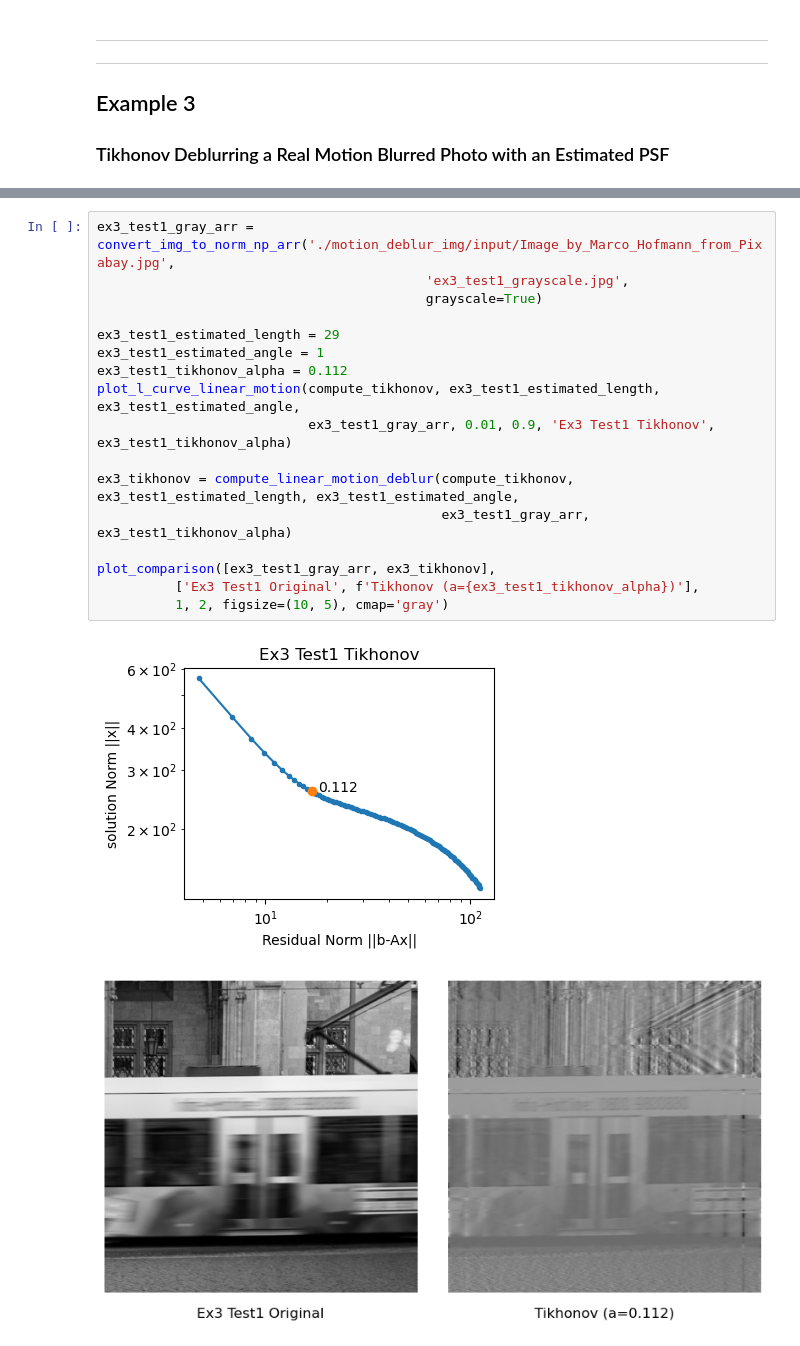
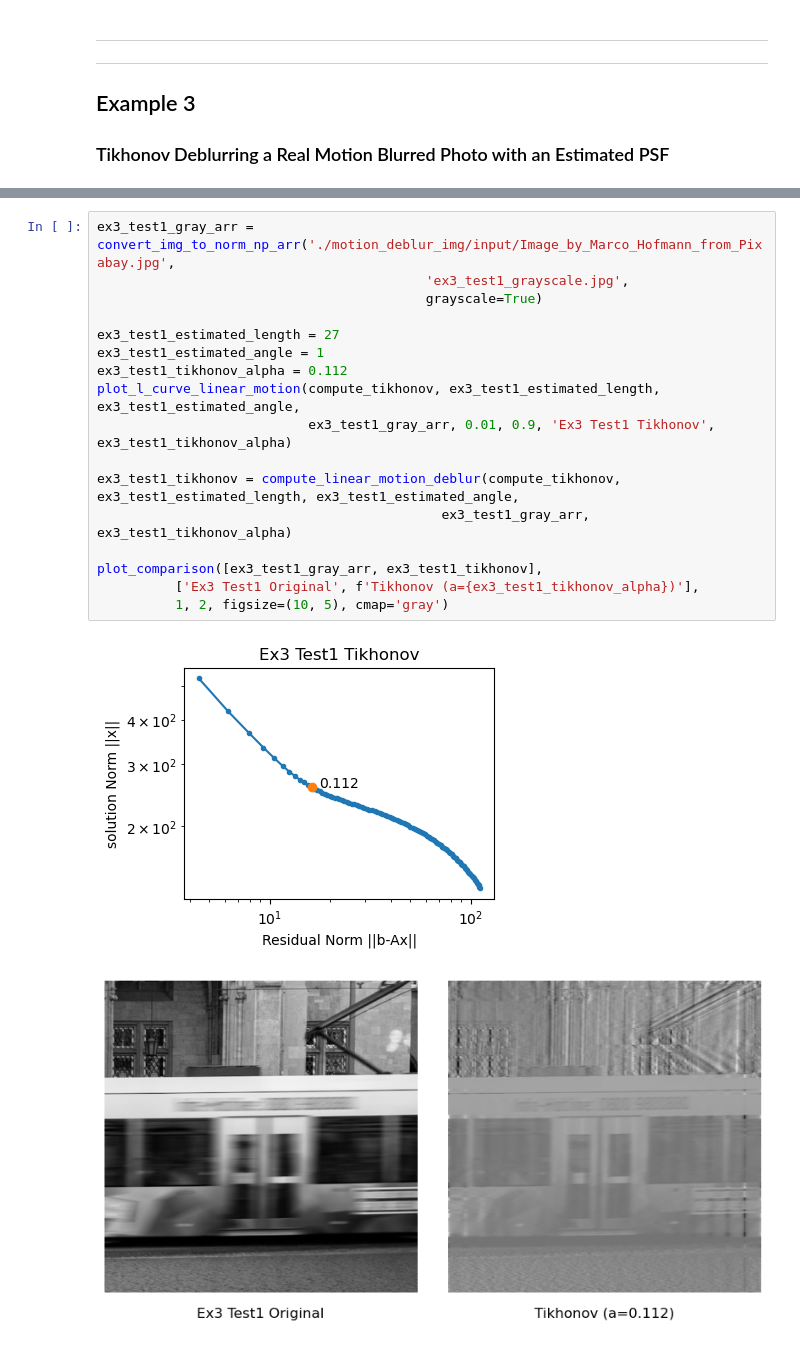
Before and after one commit to lunakim-ubc/ImageDeblurring, a Jupyter notebook: motion_deblur_linear.ipynb, the cells around one changed output, grey strips where cells are left out. Cells and saved outputs as stored; diff of their text form.

```diff
--- a/motion_deblur_linear.ipynb
+++ b/motion_deblur_linear.ipynb
@@ -354,20 +354,20 @@ plot_comparison([ex2_gray_arr, ex2_20_blurred, ex2_20_tsvd, ex2_20_tikhonov],
 # %%
 ex3_test1_gray_arr = convert_img_to_norm_np_arr('./motion_deblur_img/input/Image_by_Marco_Hofmann_from_Pixabay.jpg',
                                           'ex3_test1_grayscale.jpg',
                                           grayscale=True)
 
-ex3_test1_estimated_length = 29
+ex3_test1_estimated_length = 27
 ex3_test1_estimated_angle = 1
 ex3_test1_tikhonov_alpha = 0.112
 plot_l_curve_linear_motion(compute_tikhonov, ex3_test1_estimated_length, ex3_test1_estimated_angle,
                            ex3_test1_gray_arr, 0.01, 0.9, 'Ex3 Test1 Tikhonov', ex3_test1_tikhonov_alpha)
 
-ex3_tikhonov = compute_linear_motion_deblur(compute_tikhonov, ex3_test1_estimated_length, ex3_test1_estimated_angle,
+ex3_test1_tikhonov = compute_linear_motion_deblur(compute_tikhonov, ex3_test1_estimated_length, ex3_test1_estimated_angle,
                                             ex3_test1_gray_arr, ex3_test1_tikhonov_alpha)
 
-plot_comparison([ex3_test1_gray_arr, ex3_tikhonov],
+plot_comparison([ex3_test1_gray_arr, ex3_test1_tikhonov],
           ['Ex3 Test1 Original', f'Tikhonov (a={ex3_test1_tikhonov_alpha})'],
           1, 2, figsize=(10, 5), cmap='gray')
 # %% [output]
-[figure, old version]
+[figure, new version]
 [figure]
```
Also changed, not shown: parts of 3 cells of this notebook, 2 other files.
